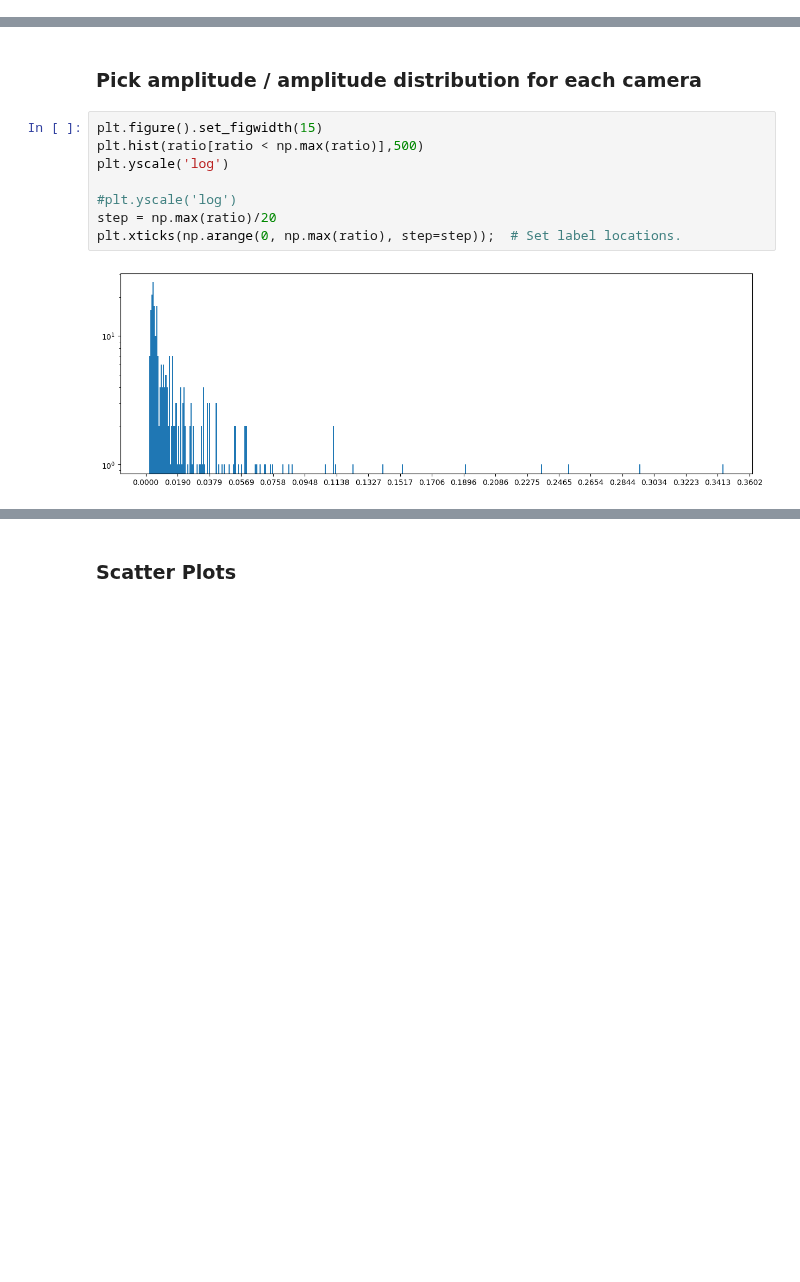
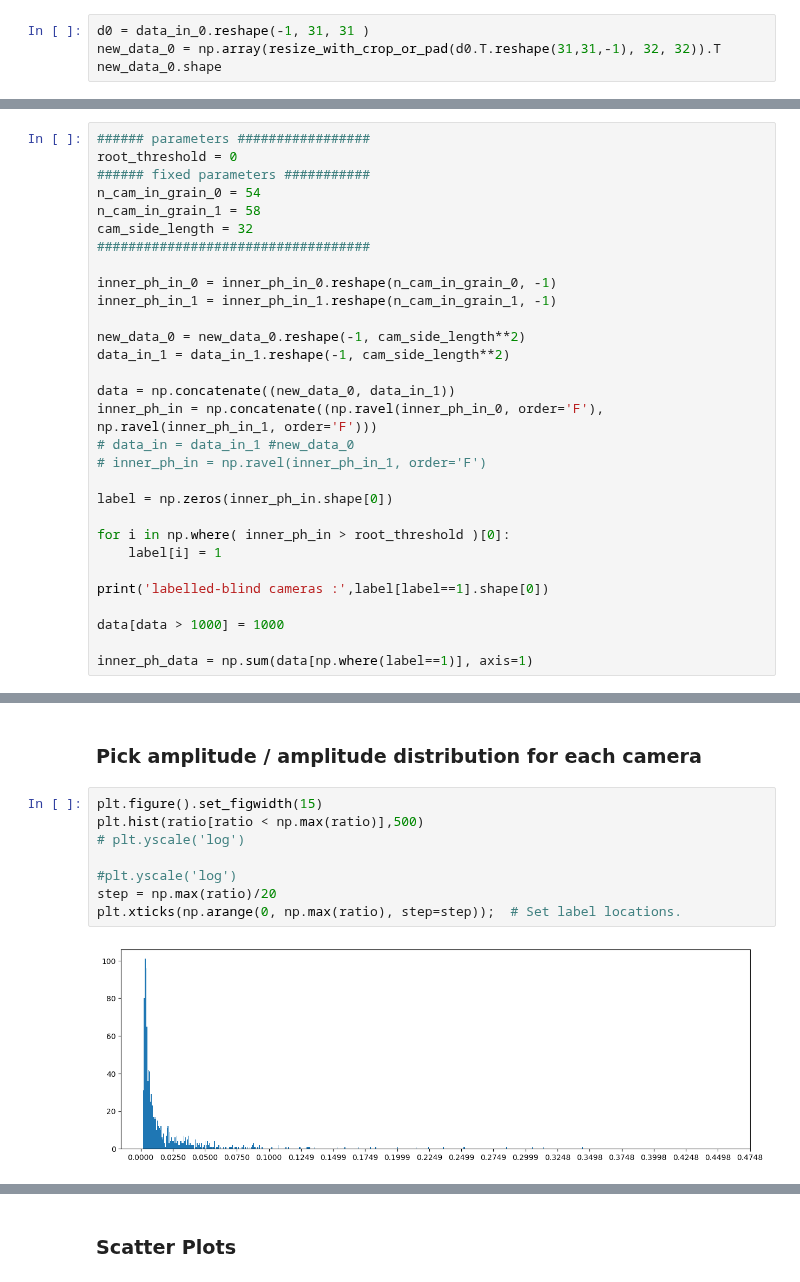
Before and after one commit to chiappo98/blinded_cameras, a Jupyter notebook: blind_preprocessing.ipynb, the cells around one changed output, grey strips where cells are left out. Saved outputs shown, nothing was run; the diff lists cells and outputs as text; blank space fills up the shorter version.

Commit message:
solved padding ordering problem

```diff
--- a/blind_preprocessing.ipynb
+++ b/blind_preprocessing.ipynb
@@ -17,0 +30,4 @@ with open(data_path+'/inner_ph_1.npy', 'rb') as g:      #'+str(sim_num)+'
+# %%
+d0 = data_in_0.reshape(-1, 31, 31 )
+new_data_0 = np.array(resize_with_crop_or_pad(d0.T.reshape(31,31,-1), 32, 32)).T
+new_data_0.shape
@@ -18,2 +54,32 @@ with open(data_path+'/inner_ph_1.npy', 'rb') as g:      #'+str(sim_num)+'
 # %% [markdown]
 ### Blinded cameras photon distribution
+# %%
+###### parameters #################
+root_threshold = 0
+###### fixed parameters ###########
+n_cam_in_grain_0 = 54
+n_cam_in_grain_1 = 58
+cam_side_length = 32
+###################################
+
+inner_ph_in_0 = inner_ph_in_0.reshape(n_cam_in_grain_0, -1)
+inner_ph_in_1 = inner_ph_in_1.reshape(n_cam_in_grain_1, -1)
+
+new_data_0 = new_data_0.reshape(-1, cam_side_length**2)
+data_in_1 = data_in_1.reshape(-1, cam_side_length**2)
+
+data = np.concatenate((new_data_0, data_in_1))
+inner_ph_in = np.concatenate((np.ravel(inner_ph_in_0, order='F'), np.ravel(inner_ph_in_1, order='F')))
+# data_in = data_in_1 #new_data_0
+# inner_ph_in = np.ravel(inner_ph_in_1, order='F')
+
+label = np.zeros(inner_ph_in.shape[0])
+
+for i in np.where( inner_ph_in > root_threshold )[0]:
+    label[i] = 1
+
+print('labelled-blind cameras :',label[label==1].shape[0])
+
+data[data > 1000] = 1000
+
+inner_ph_data = np.sum(data[np.where(label==1)], axis=1)
@@ -146,13 +341,13 @@ plt.xticks(np.arange(0, np.max(inner_ph_data), step=step));  # Set label locatio
 # %%
 plt.figure().set_figwidth(15)
 plt.hist(ratio[ratio < np.max(ratio)],500)
-plt.yscale('log')
+# plt.yscale('log')
 
 #plt.yscale('log')
 step = np.max(ratio)/20
 plt.xticks(np.arange(0, np.max(ratio), step=step));  # Set label locations.
 # %% [output]
-[figure, old version]
+[figure, new version]
 # %%
 range = 0.01
 
```
Also changed, not shown: parts of 30 cells of this notebook, 1 other file.
